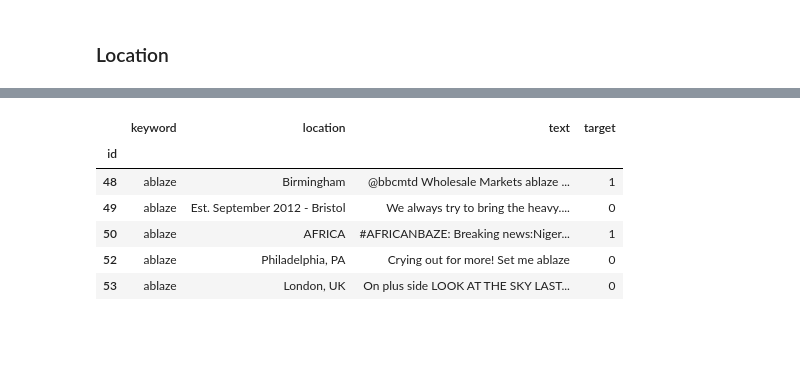
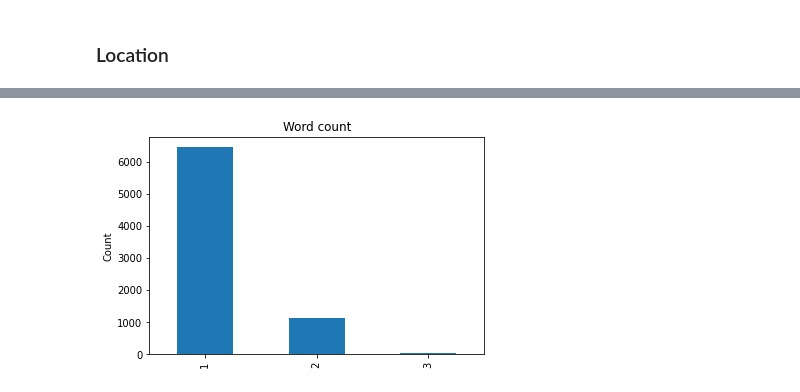
Before and after one commit to akrasnov87/natural-language-processing-with-disaster-tweets, a Jupyter notebook: main.ipynb, the cells around one changed output, grey strips where cells are left out. Drawn from its saved outputs; the diff is of its cells as text; code cells hidden in the pictures; blank space fills up the shorter version.

```diff
--- a/main.ipynb
+++ b/main.ipynb
@@ -122,0 +149,4 @@ df[df['_location'] != 'unknown'].head()
+# %%
+df['isUnknown'] = df['location'] == 'unknown'
+# %%
+df['isOther'] = (df['isCity'] == False) & (df['isCountry'] == False) & (df['isUnknown'] == False)
@@ -123,3 +155,5 @@ df[df['_location'] != 'unknown'].head()
+# %%
+df['keyword'] = df['keyword'].fillna('unknown')
 # %%
 df['keyword'].nunique()
 # %% [output]
@@ -127,10 +161,13 @@ df['keyword'].nunique()
+# %%
+
+df['keyword_word_count'] = df['keyword'].apply(lambda x: len(x.lower().split('%20')))
 # %%
-df[~df['keyword'].isna()].head()
+dfc = df['keyword_word_count'].value_counts()
+dfc.sort_index(inplace=True)
+dfc.plot(kind='bar')
+plt.title('Word count')
+plt.ylabel('Count')
+plt.xlabel('')
+plt.show()
 # %% [output]
-|  | keyword | location | text | target |
-| id |  |  |  |  |
-| 48 | ablaze | Birmingham | @bbcmtd Wholesale Markets ablaze ... | 1 |
-| 49 | ablaze | Est. September 2012 - Bristol | We always try to bring the heavy.... | 0 |
-| 50 | ablaze | AFRICA | #AFRICANBAZE: Breaking news:Niger... | 1 |
-| 52 | ablaze | Philadelphia, PA | Crying out for more! Set me ablaze | 0 |
-| 53 | ablaze | London, UK | On plus side LOOK AT THE SKY LAST... | 0 |
+[figure, added]
```
Also changed, not shown: parts of 28 cells of this notebook, 2 other files.
